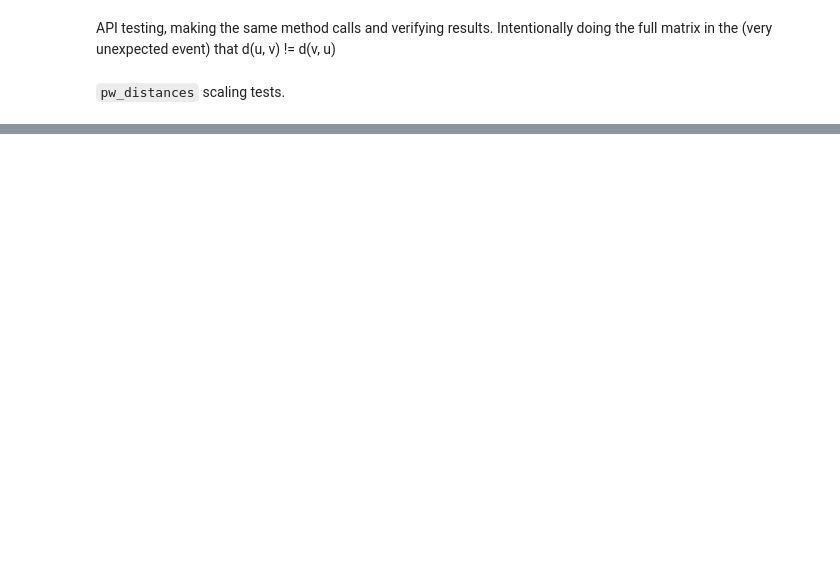
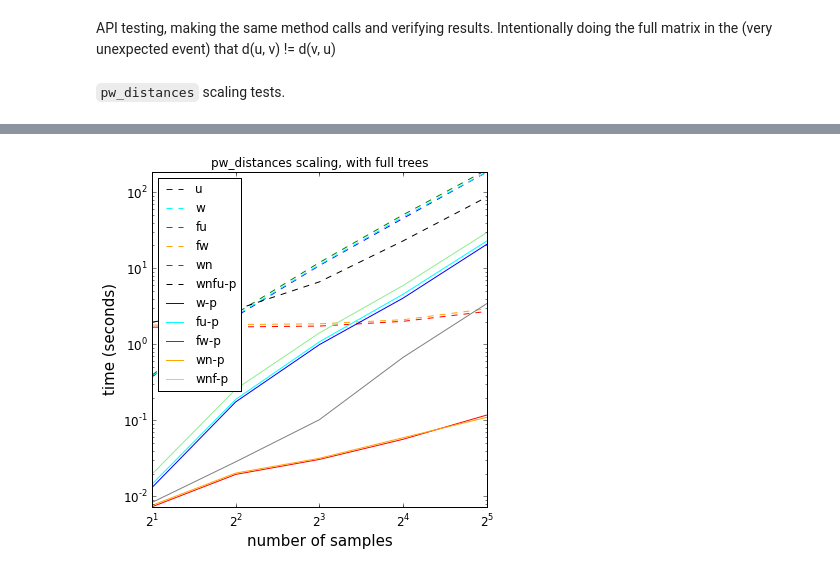
Before and after one commit to wasade/yummy-octo-duck, a Jupyter notebook: ipynb/UniFrac benchmarking.ipynb, the cells around one changed output, grey strips where cells are left out. Drawn from its saved outputs; the diff is of its cells as text; code cells hidden in the pictures; blank space fills up the shorter version.

```diff
--- a/ipynb/UniFrac benchmarking.ipynb
+++ b/ipynb/UniFrac benchmarking.ipynb
@@ -129,0 +136,77 @@ savefig('edu vs fast.png')
+# %%
+sample_counts = [2, 4, 8, 16, 32]
+
+uw_times = []
+uwf_times = []
+w_times = []
+wn_times = []
+wf_times = []
+wnf_times = []
+uw_times_p = []
+uwf_times_p = []
+w_times_p = []
+wn_times_p = []
+wf_times_p = []
+wnf_times_p = []
+
+for n_samples in sample_counts:
+    ids, otu_ids, otu_data, t = get_random_samples(n_samples, tree, True)
+
+    # sheared trees
+    for times, method in [[uw_times_p, unweighted_unifrac], [w_times_p, weighted_unifrac]]:
+        result = %timeit -o pw_distances(method, otu_data, otu_ids=otu_ids, tree=t)
+        times.append(result.best)
+
+    result = %timeit -o pw_distances(weighted_unifrac, otu_data, otu_ids=otu_ids, tree=t, normalized=True)
+    wn_times_p.append(result.best)
+
+    for times, method in [[uwf_times_p, unifrac], [wf_times_p, w_unifrac]]:
+        result = %timeit -o make_and_run_pw_distances(method, otu_data, otu_ids=otu_ids, tree=t)
+        times.append(result.best)
+
+    result = %timeit -o make_and_run_pw_distances(w_unifrac, otu_data, otu_ids=otu_ids, tree=t, normalized=True)
+    wnf_times_p.append(result.best)
+
+    # full trees
+    for times, method in [[uw_times, unweighted_unifrac], [w_times, weighted_unifrac]]:
+        result = %timeit -o pw_distances(method, otu_data, otu_ids=otu_ids, tree=tree)
+        times.append(result.best)
+
+    result = %timeit -o pw_distances(weighted_unifrac, otu_data, otu_ids=otu_ids, tree=tree, normalized=True)
+    wn_times.append(result.best)
+
+    for times, method in [[uwf_times, unifrac], [wf_times, w_unifrac]]:
+        result = %timeit -o make_and_run_pw_distances(method, otu_data, otu_ids=otu_ids, tree=tree)
+        times.append(result.best)
+
+    result = %timeit -o make_and_run_pw_distances(w_unifrac, otu_data, otu_ids=otu_ids, tree=tree, normalized=True)
+    wnf_times.append(result.best)
+
+
+fig = figure(figsize=(6,6))
+plot(sample_counts, uw_times, '--', color='blue')
+plot(sample_counts, w_times, '--', color='cyan')
+plot(sample_counts, uwf_times, '--', color='red')
+plot(sample_counts, wf_times, '--', color='orange')
+plot(sample_counts, wn_times, '--', color='green')
+plot(sample_counts, wnf_times, '--', color='black')
+
+plot(sample_counts, uw_times_p, color='blue')
+plot(sample_counts, w_times_p, color='cyan')
+plot(sample_counts, uwf_times_p, color='red')
+plot(sample_counts, wf_times_p, color='orange')
+plot(sample_counts, wn_times_p, color='lightgreen')
+plot(sample_counts, wnf_times_p, color='grey')
+
+legend(['u', 'w', 'fu', 'fw', 'wn', 'wnf' 'u-p', 'w-p', 'fu-p', 'fw-p', 'wn-p', 'wnf-p'], loc=2)
+title("pw_distances scaling, with full trees")
+xlabel('number of samples', fontsize=15)
+ylabel('time (seconds)', fontsize=15)
+xscale('log', basex=2)
+yscale('log')
+xlim(min(sample_counts), max(sample_counts))
+ylim(min(uwf_times_p), max(w_times))
+tick_params(axis='both', which='major', labelsize=12)
+tick_params(axis='both', which='minor', labelsize=12)
+savefig('edu vs fast.png')
+# %% [output]
@@ -129,0 +230 @@ savefig('edu vs fast.png')
+[figure, added]
```
Also changed, not shown: parts of 5 cells of this notebook.
